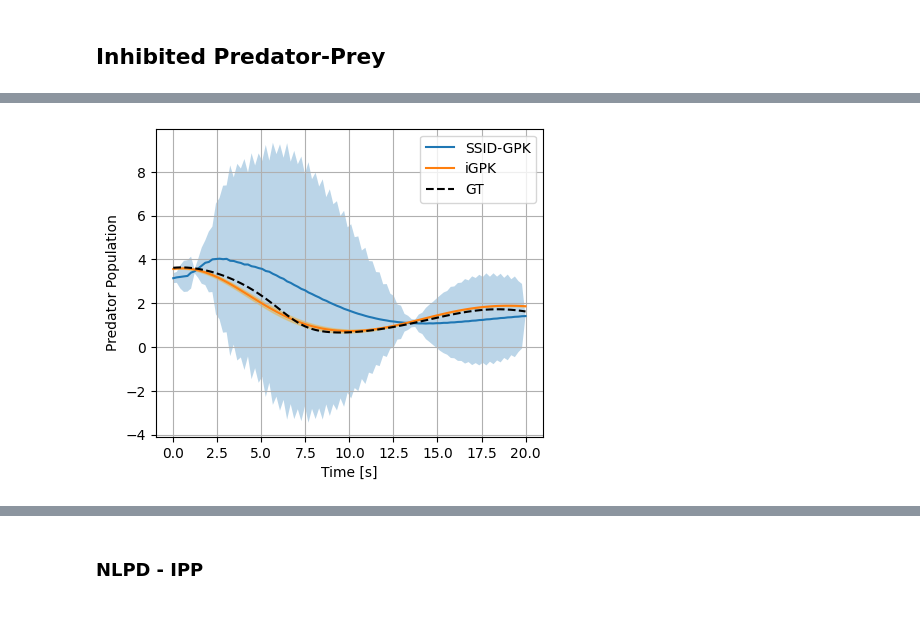
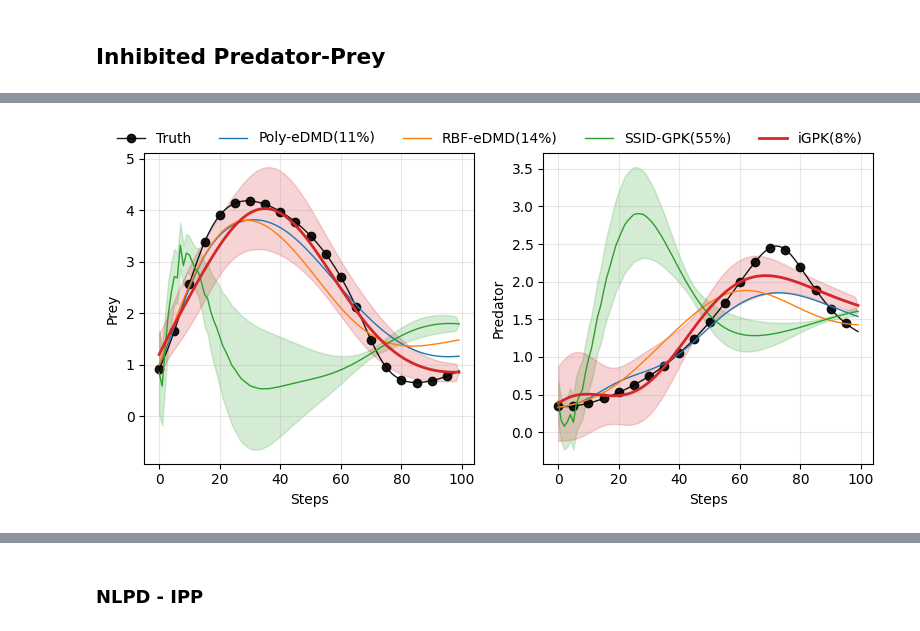
Before and after one commit to abhigyan9/KoopmanGPO, a Jupyter notebook: system_plots.ipynb, the cells around one changed output, grey strips where cells are left out. Cells and saved outputs as stored; diff of their text form; code cells hidden in the pictures.

Commit message:
final plots

```diff
--- a/system_plots.ipynb
+++ b/system_plots.ipynb
@@ -569,7 +573,7 @@ plt.show()
 # U20 266.03
 # MEAN = 104.025 seconds
 # %%
-errs = NRMSE_Test['Gaussian 5%']
+errs = NRMSE_Test['Uniform 15%']
 data, labels = [], []
 for name, tensor in errs.items():
     # Collapse second dimension → (19,)
@@ -1551,35 +1603,63 @@ plt.show()
 # %%
 # Trajectory Plot
-x_dim = 0
-noise_case = 'Gaussian 5%'
-traj = Xhat_Test[noise_case]
-trajCV = Xcvhat_Test[noise_case]
+noise_case = 'Uniform 10%'
 _, idx = torch.min(NRMSE_Test[noise_case]['iGPK'].mean(dim=1), dim=-1, keepdim=False)
-idx = idx.item()
-time = torch.linspace(0, 20., steps=Xhat_Test[noise_case]['iGPK'].shape[2])
+traj_idx = idx.item()
+# State labels (shown on y-axis for each stacked subplot)
+state_labels = [r'Prey', r'Predator']
 
-plt.figure(figsize=(5,4))
-for mdl, data in traj.items():
-    plt.plot(time, mu_vec[x_dim] + (std_vec[x_dim] * data[idx, x_dim]), label=mdl)
-    if mdl == 'SSID-GPK':
-        # continue
-        plt.fill_between(time, mu_vec[x_dim] + std_vec[x_dim] * (data[idx, x_dim] + trajCV[mdl][idx, x_dim,x_dim, :].abs().sqrt()),
-                        mu_vec[x_dim] + std_vec[x_dim] * (data[idx, x_dim] - trajCV[mdl][idx, x_dim,x_dim, :].abs().sqrt()), alpha = 0.3)
-    else:
-        plt.fill_between(time, mu_vec[x_dim] + std_vec[x_dim] * (data[idx, x_dim] + 1*trajCV[mdl][idx, x_dim,x_dim, :].abs().sqrt()),
-                        mu_vec[x_dim] + std_vec[x_dim] * (data[idx, x_dim] - 1*trajCV[mdl][idx, x_dim,x_dim, :].abs().sqrt()),
-                        alpha = 0.3, color='orange')
+# Get time length from first available model
+first_model = next(v for v in Xhat_Test.values() if v is not None)
+T = Xhat_Test[noise_case]['iGPK'].shape[2]
+t = np.arange(T)
+t = t
 
-plt.plot(time, mu_vec[x_dim] + std_vec[x_dim] * (SimData_clean[idx, x_dim, :N]), linestyle='--', label='GT', color='black')
+fig, axes = plt.subplots(1, 2, figsize=(8, 4), sharex=False)
+for i in range(2):
+    line, = axes[i].plot(t, mu_vec[i] + std_vec[i]*SimData_clean[traj_idx, i, :N], label='Truth', alpha=0.9, linewidth=1, color='black', marker='o', markevery=5)
+    for model_name, Xhat in Xhat_Test[noise_case].items():
+        # (num_states, num_time_steps)
+        Xtraj = Xhat[traj_idx].detach().cpu().numpy()
+        label = model_name + f'({100*NRMSE_Test[noise_case][model_name][traj_idx].mean():.0f}%)'
 
-plt.xlabel('Time [s]')
-plt.ylabel('Predator Population')
-# plt.ylim(-3.5, 4.5)
-plt.grid()
-plt.legend()
+        if model_name == 'iGPK':
+            line, = axes[i].plot(t, mu_vec[i] + std_vec[i]*Xtraj[i], label=label, alpha=1, linewidth=2)
+        else:
+            line, = axes[i].plot(t, mu_vec[i] + std_vec[i]*Xtraj[i], label=label, alpha=1, linewidth=1)
+        # axes[i].set_yscale('symlog')
+        # axes[i].set_xlim((0, 1.9))
+
+        # Add ±1 sigma shaded band if covariance exists for this model
+        # if model_name in Xcvhat_Test[noise_case]:
+        if model_name == 'iGPK' or model_name == 'SSID-GPK':
+            # Variance of state i over time is diagonal entry [i,i,:]
+            var_i = Xcvhat_Test[noise_case][model_name][traj_idx, i, i, :].detach().cpu().numpy()
+            var_i = np.abs(var_i)  # numerical safety
+            sigma_i = std_vec[i]*np.sqrt(var_i)
+
+            axes[i].fill_between(
+                t,
+                (mu_vec[i] + std_vec[i]*Xtraj[i]) - 2*sigma_i,
+                (mu_vec[i] + std_vec[i]*Xtraj[i]) + 2*sigma_i,
+                color=line.get_color(),
+                alpha=0.2
+            )
+
+# Formatting
+for i, ax in enumerate(axes):
+    ax.set_ylabel(state_labels[i])
+    ax.grid(True, alpha=0.3)
+
+for i in range(2):
+    axes[i].set_xlabel('Steps')
+
+handles, labels = axes[0].get_legend_handles_labels()
+fig.legend(handles, labels, loc='upper center', ncol=len(labels), frameon=False)
+
+plt.tight_layout(rect=[0, 0, 1, 0.96])
 plt.show()
 # %% [output]
-[figure, old version]
+[figure, new version]
 # %%
 NRMSE_Test_bymdl = {
     "Poly-eDMD":    [100.0*float(data['Poly-eDMD'].mean()) for _, data in NRMSE_Test.items()],
```
Also changed, not shown: parts of 15 cells of this notebook.
